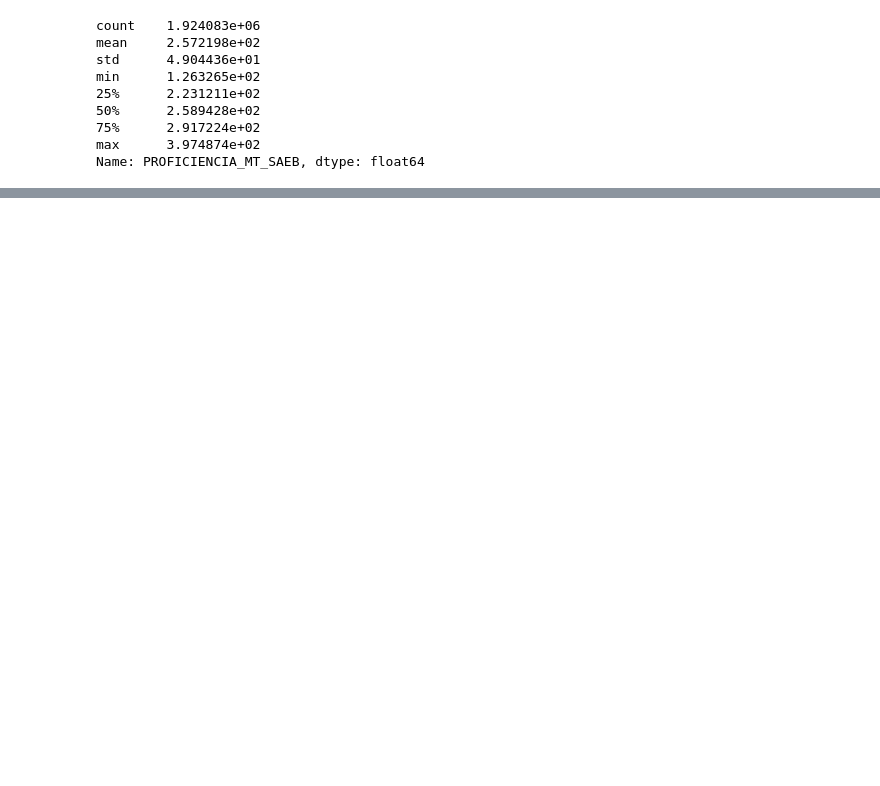
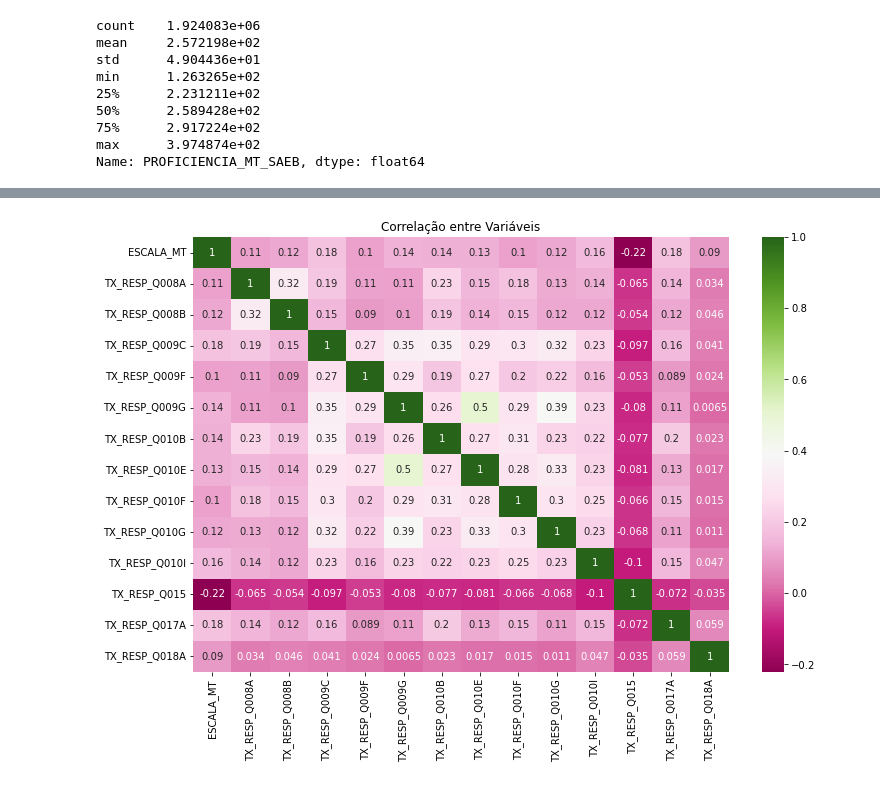
Before and after one commit to freitaasw/Analises_Saeb, a Jupyter notebook: Análises Saeb 2019/correlações/Questionário.ipynb, the cells around one changed output, grey strips where cells are left out. Saved outputs shown, nothing was run; the diff lists cells and outputs as text; code cells hidden in the pictures; blank space fills up the shorter version.

```diff
--- a/Análises Saeb 2019/correlações/Questionário.ipynb
+++ b/Análises Saeb 2019/correlações/Questionário.ipynb
@@ -160,0 +348,7 @@ AttributeError: 'DataFrame' object has no attribute 'cat'
+# %%
+plt.figure(figsize=(12,8))
+sns.heatmap(df_home.corr(method="kendall"), annot=True, cmap="PiYG")
+plt.title("Correlação entre Variáveis")
+plt.show()
+# %% [output]
+[figure, added]
```
Also changed, not shown: parts of 44 cells of this notebook, 5 other files.
